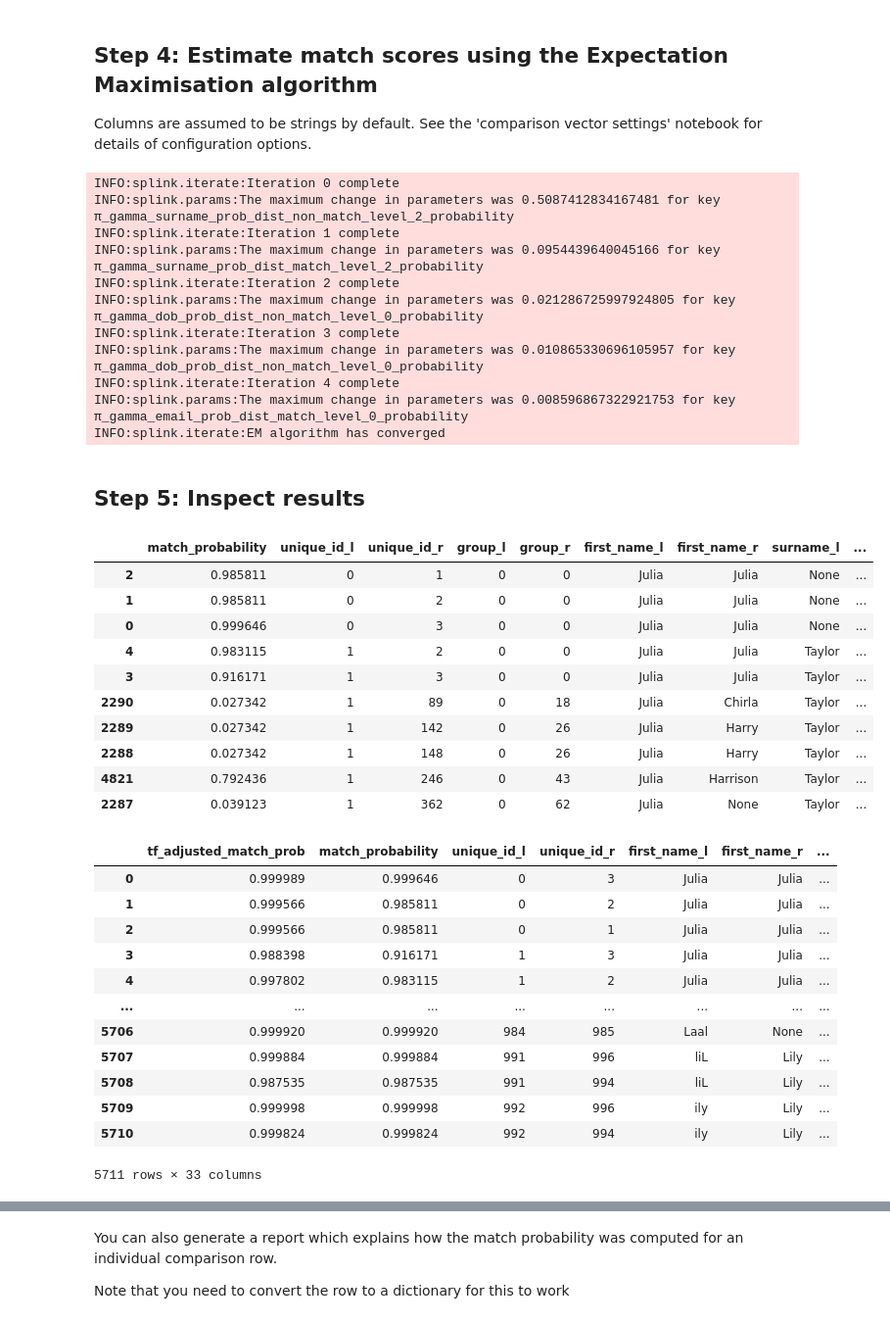
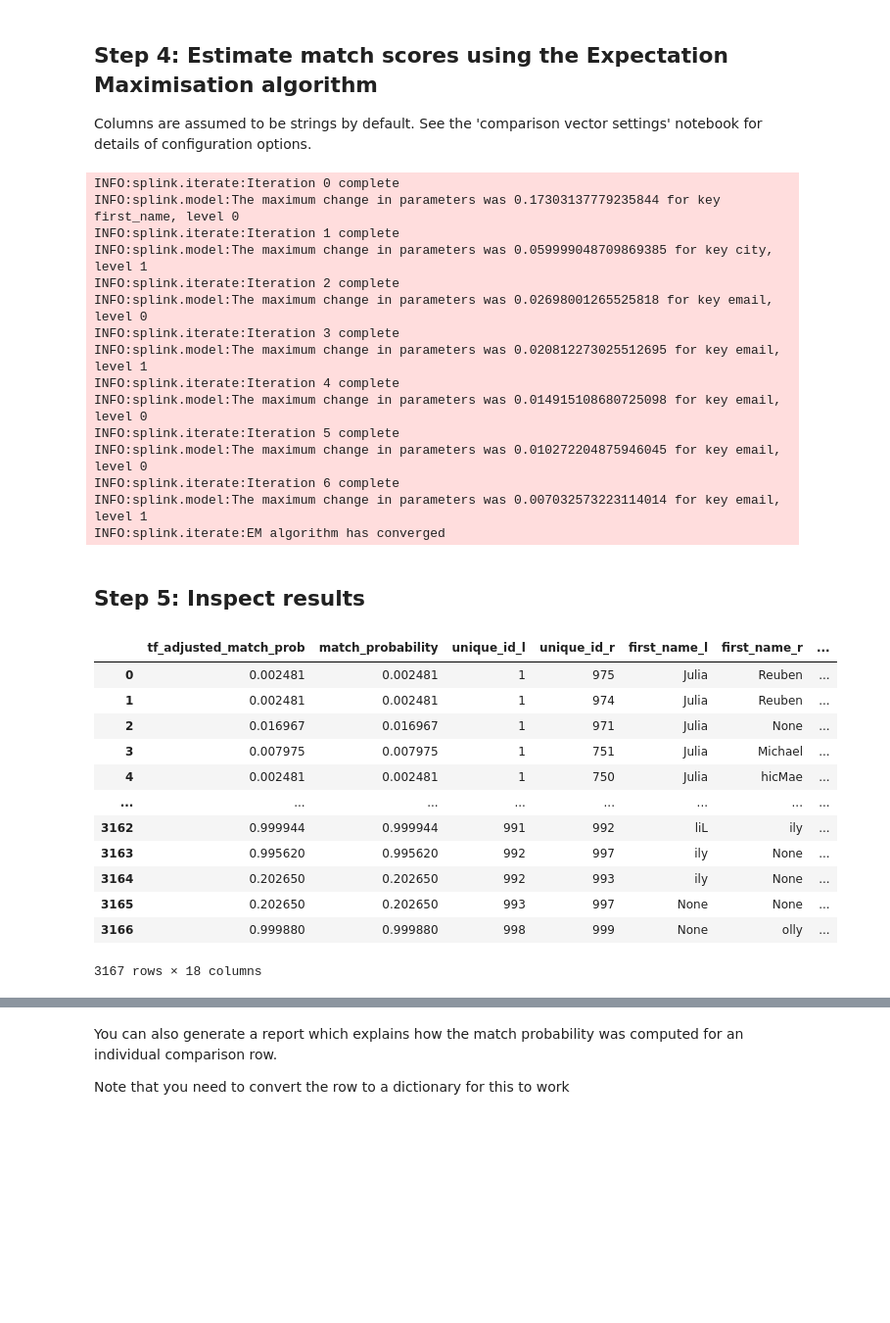
Before and after one commit to moj-analytical-services/splink_demos, a Jupyter notebook: quickstart_demo_deduplication.ipynb, the cells around one changed output, grey strips where cells are left out. Shown at 98% size. Saved outputs shown, nothing was run; the diff lists cells and outputs as text; code cells hidden in the pictures; blank space fills up the shorter version.

```diff
--- a/quickstart_demo_deduplication.ipynb
+++ b/quickstart_demo_deduplication.ipynb
@@ -53,18 +55,11 @@ To help with authoring and validation of the settings dictionary, we have writte
 settings = {
     "link_type": "dedupe_only",
     "blocking_rules": [
-        "l.first_name = r.first_name",
-        "l.surname = r.surname",
-        "l.dob = r.dob"
+        "l.surname = r.surname"
     ],
     "comparison_columns": [
         {
             "col_name": "first_name",
-            "num_levels": 3,
-            "term_frequency_adjustments": True
-        },
-        {
-            "col_name": "surname",
             "num_levels": 3,
             "term_frequency_adjustments": True
         },
@@ -99,53 +94,43 @@ Columns are assumed to be strings by default.  See the 'comparison vector settin
 # %%
 from splink import Splink
 
-linker = Splink(settings, spark, df=df)
+linker = Splink(settings, df, spark)
 df_e = linker.get_scored_comparisons()
 # %% [output]
 INFO:splink.iterate:Iteration 0 complete
-INFO:splink.params:The maximum change in parameters was 0.5087412834167481 for key π_gamma_surname_prob_dist_non_match_level_2_probability
+INFO:splink.model:The maximum change in parameters was 0.17303137779235844 for key first_name, level 0
 INFO:splink.iterate:Iteration 1 complete
-INFO:splink.params:The maximum change in parameters was 0.0954439640045166 for key π_gamma_surname_prob_dist_match_level_2_probability
+INFO:splink.model:The maximum change in parameters was 0.059999048709869385 for key city, level 1
 INFO:splink.iterate:Iteration 2 complete
-INFO:splink.params:The maximum change in parameters was 0.021286725997924805 for key π_gamma_dob_prob_dist_non_match_level_0_probability
+INFO:splink.model:The maximum change in parameters was 0.02698001265525818 for key email, level 0
 INFO:splink.iterate:Iteration 3 complete
-INFO:splink.params:The maximum change in parameters was 0.010865330696105957 for key π_gamma_dob_prob_dist_non_match_level_0_probability
+INFO:splink.model:The maximum change in parameters was 0.020812273025512695 for key email, level 1
 INFO:splink.iterate:Iteration 4 complete
-INFO:splink.params:The maximum change in parameters was 0.008596867322921753 for key π_gamma_email_prob_dist_match_level_0_probability
+INFO:splink.model:The maximum change in parameters was 0.014915108680725098 for key email, level 0
+INFO:splink.iterate:Iteration 5 complete
+INFO:splink.model:The maximum change in parameters was 0.010272204875946045 for key email, level 0
+INFO:splink.iterate:Iteration 6 complete
+INFO:splink.model:The maximum change in parameters was 0.007032573223114014 for key email, level 1
 INFO:splink.iterate:EM algorithm has converged
 # %% [markdown]
 ## Step 5: Inspect results
 # %%
 # Inspect main dataframe that contains the match scores
-cols_to_inspect = ["match_probability","unique_id_l","unique_id_r","group_l", "group_r", "first_name_l","first_name_r","surname_l","surname_r","dob_l","dob_r","city_l","city_r","email_l","email_r",]
-
+cols_to_inspect = ["match_probability","unique_id_l","unique_id_r","group_l", "group_r", "first_name_l","first_name_r","dob_l","dob_r","city_l","city_r","email_l","email_r",]
 df_e.toPandas()[cols_to_inspect].sort_values(["unique_id_l", "unique_id_r"]).head(10)
+df_e.toPandas()
 # %% [output]
-|  | match_probability | unique_id_l | unique_id_r | group_l | group_r | first_name_l | first_name_r | surname_l | ... |
-| 2 | 0.985811 | 0 | 1 | 0 | 0 | Julia | Julia | None | ... |
-| 1 | 0.985811 | 0 | 2 | 0 | 0 | Julia | Julia | None | ... |
-| 0 | 0.999646 | 0 | 3 | 0 | 0 | Julia | Julia | None | ... |
-| 4 | 0.983115 | 1 | 2 | 0 | 0 | Julia | Julia | Taylor | ... |
-| 3 | 0.916171 | 1 | 3 | 0 | 0 | Julia | Julia | Taylor | ... |
-| 2290 | 0.027342 | 1 | 89 | 0 | 18 | Julia | Chirla | Taylor | ... |
-| 2289 | 0.027342 | 1 | 142 | 0 | 26 | Julia | Harry | Taylor | ... |
-| 2288 | 0.027342 | 1 | 148 | 0 | 26 | Julia | Harry | Taylor | ... |
-| 4821 | 0.792436 | 1 | 246 | 0 | 43 | Julia | Harrison | Taylor | ... |
-| 2287 | 0.039123 | 1 | 362 | 0 | 62 | Julia | None | Taylor | ... |
+|  | tf_adjusted_match_prob | match_probability | unique_id_l | unique_id_r | first_name_l | first_name_r | ... |
+| 0 | 0.002481 | 0.002481 | 1 | 975 | Julia | Reuben | ... |
+| 1 | 0.002481 | 0.002481 | 1 | 974 | Julia | Reuben | ... |
+| 2 | 0.016967 | 0.016967 | 1 | 971 | Julia | None | ... |
+| 3 | 0.007975 | 0.007975 | 1 | 751 | Julia | Michael | ... |
+| 4 | 0.002481 | 0.002481 | 1 | 750 | Julia | hicMae | ... |
+| ... | ... | ... | ... | ... | ... | ... | ... |
+| 3162 | 0.999944 | 0.999944 | 991 | 992 | liL | ily | ... |
+| 3163 | 0.995620 | 0.995620 | 992 | 997 | ily | None | ... |
+| 3164 | 0.202650 | 0.202650 | 992 | 993 | ily | None | ... |
+| 3165 | 0.202650 | 0.202650 | 993 | 997 | None | None | ... |
+| 3166 | 0.999880 | 0.999880 | 998 | 999 | None | olly | ... |
+3167 rows × 18 columns
-# %%
-df_e.toPandas()
-# %% [output]
-|  | tf_adjusted_match_prob | match_probability | unique_id_l | unique_id_r | first_name_l | first_name_r | ... |
-| 0 | 0.999989 | 0.999646 | 0 | 3 | Julia | Julia | ... |
-| 1 | 0.999566 | 0.985811 | 0 | 2 | Julia | Julia | ... |
-| 2 | 0.999566 | 0.985811 | 0 | 1 | Julia | Julia | ... |
-| 3 | 0.988398 | 0.916171 | 1 | 3 | Julia | Julia | ... |
-| 4 | 0.997802 | 0.983115 | 1 | 2 | Julia | Julia | ... |
-| ... | ... | ... | ... | ... | ... | ... | ... |
-| 5706 | 0.999920 | 0.999920 | 984 | 985 | Laal | None | ... |
-| 5707 | 0.999884 | 0.999884 | 991 | 996 | liL | Lily | ... |
-| 5708 | 0.987535 | 0.987535 | 991 | 994 | liL | Lily | ... |
-| 5709 | 0.999998 | 0.999998 | 992 | 996 | ily | Lily | ... |
-| 5710 | 0.999824 | 0.999824 | 992 | 994 | ily | Lily | ... |
-5711 rows × 33 columns
 # %% [markdown]
```
Also changed, not shown: parts of 10 cells of this notebook, 7 other files.
